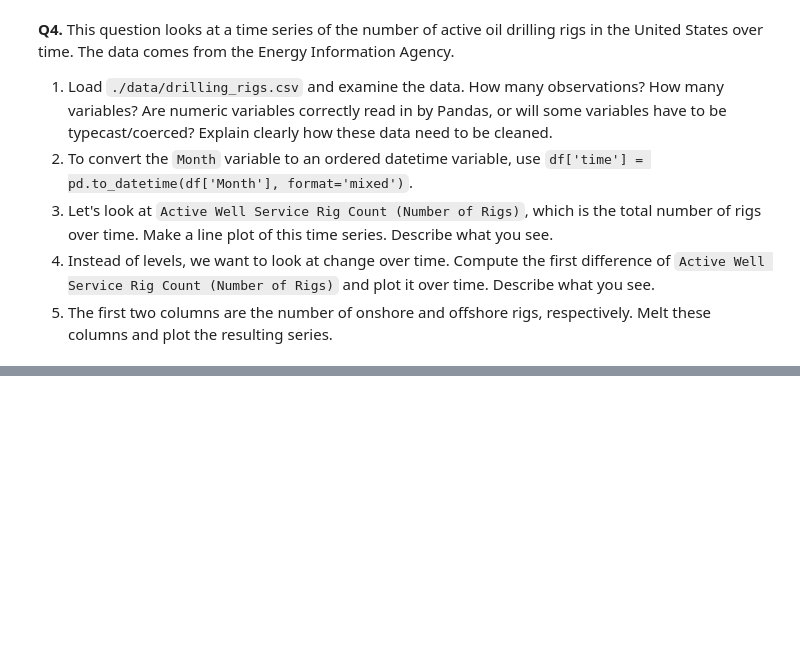
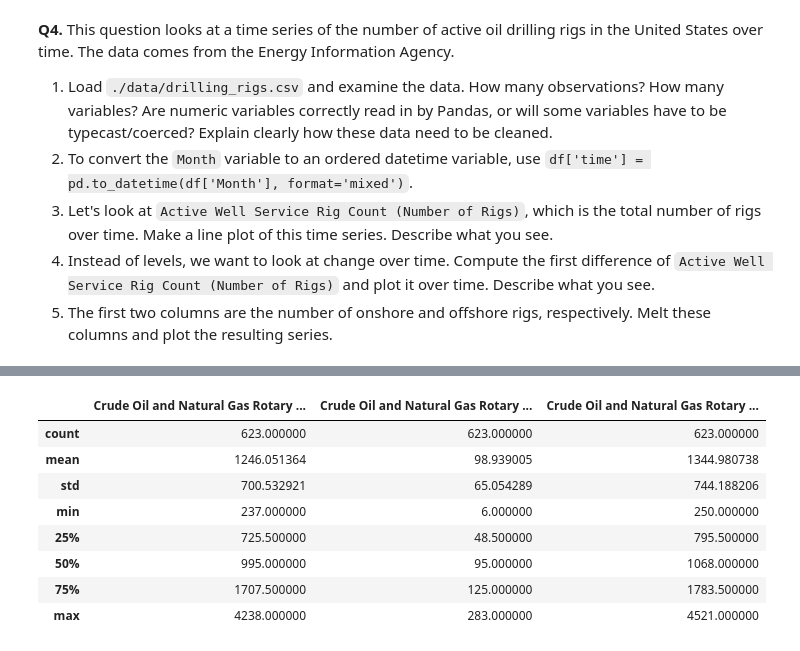
Before and after one commit to teaganabritten/EDAfork, a Jupyter notebook: assignment/assignment.ipynb, the cells around one changed output, grey strips where cells are left out. Saved outputs shown, nothing was run; the diff lists cells and outputs as text; code cells hidden in the pictures; blank space fills up the shorter version.

```diff
--- a/assignment/assignment.ipynb
+++ b/assignment/assignment.ipynb
@@ -94,0 +114,12 @@ sns.histplot(foreigngifts['Country of Giftor'], bins=20)
+# %%
+drilling.describe()
+# %% [output]
+|  | Crude Oil and Natural Gas Rotary ... | Crude Oil and Natural Gas Rotary ... | Crude Oil and Natural Gas Rotary ... |
+| count | 623.000000 | 623.000000 | 623.000000 |
+| mean | 1246.051364 | 98.939005 | 1344.980738 |
+| std | 700.532921 | 65.054289 | 744.188206 |
+| min | 237.000000 | 6.000000 | 250.000000 |
+| 25% | 725.500000 | 48.500000 | 795.500000 |
+| 50% | 995.000000 | 95.000000 | 1068.000000 |
+| 75% | 1707.500000 | 125.000000 | 1783.500000 |
+| max | 4238.000000 | 283.000000 | 4521.000000 |
```
Also changed, not shown: parts of 2 cells of this notebook.
